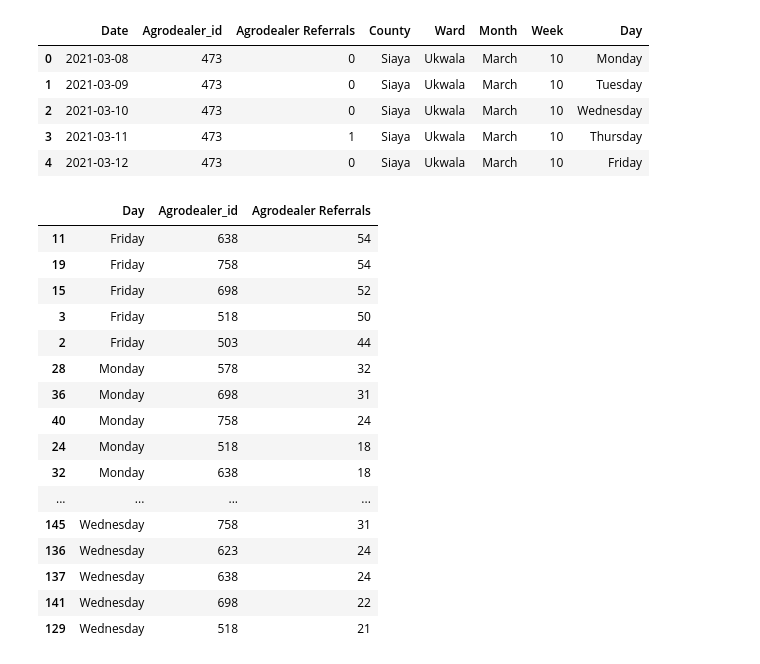
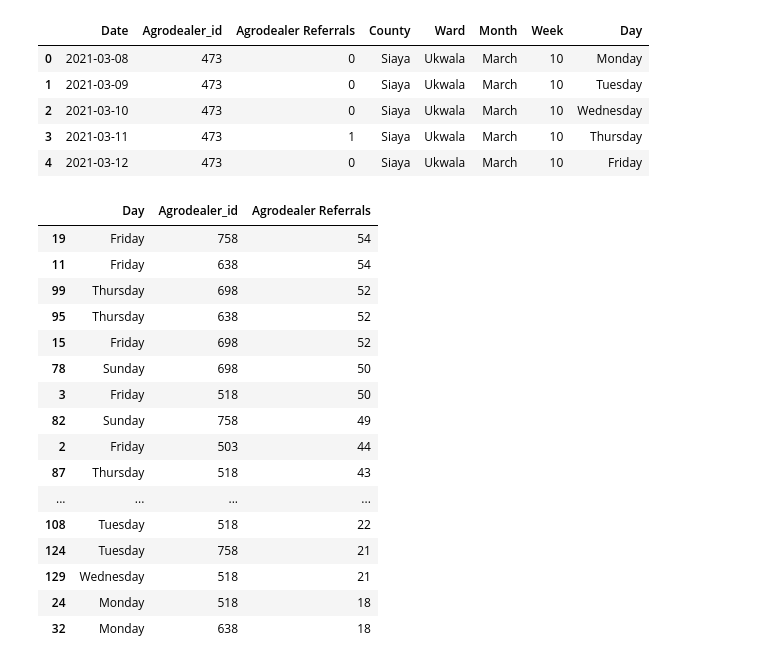
Before and after one commit to Veekits/Logistics-Time-Series, a Jupyter notebook: Logistics time series.ipynb, the cells around one changed output. Drawn from its saved outputs; the diff is of its cells as text; code cells hidden in the pictures.

```diff
--- a/Logistics time series.ipynb
+++ b/Logistics time series.ipynb
@@ -136,5 +126,6 @@ best_weeks_sorted.head(10)
 # %% [markdown]
 # QUESTION 3: BEST DAY OF THE WEEK
 # %%
+agrodata['Day'] = pd.to_datetime(agrodata['Date']).dt.day_name()
 agrodata.head()
 # %% [output]
@@ -206,24 +189,24 @@ agrodata.head()
 | 4 | 2021-03-12 | 473 | 0 | Siaya | Ukwala | March | 10 | Friday |
 # %%
 top_agents_daily = agrodata.groupby(['Day', 'Agrodealer_id'])['Agrodealer Referrals'].sum().reset_index()
-top_agents_daily = top_agents_daily.sort_values(by=['Day', 'Agrodealer Referrals'], ascending=[True, False])
+top_agents_daily = top_agents_daily.sort_values(by='Agrodealer Referrals', ascending= False)
 top_agents_daily = top_agents_daily.groupby('Day').head()
 top_agents_daily
 # %% [output]
 |  | Day | Agrodealer_id | Agrodealer Referrals |
+| 19 | Friday | 758 | 54 |
 | 11 | Friday | 638 | 54 |
-| 19 | Friday | 758 | 54 |
+| 99 | Thursday | 698 | 52 |
+| 95 | Thursday | 638 | 52 |
 | 15 | Friday | 698 | 52 |
+| 78 | Sunday | 698 | 50 |
 | 3 | Friday | 518 | 50 |
+| 82 | Sunday | 758 | 49 |
 | 2 | Friday | 503 | 44 |
-| 28 | Monday | 578 | 32 |
-| 36 | Monday | 698 | 31 |
-| 40 | Monday | 758 | 24 |
+| 87 | Thursday | 518 | 43 |
+| ... | ... | ... | ... |
+| 108 | Tuesday | 518 | 22 |
+| 124 | Tuesday | 758 | 21 |
+| 129 | Wednesday | 518 | 21 |
 | 24 | Monday | 518 | 18 |
 | 32 | Monday | 638 | 18 |
-| ... | ... | ... | ... |
-| 145 | Wednesday | 758 | 31 |
-| 136 | Wednesday | 623 | 24 |
-| 137 | Wednesday | 638 | 24 |
-| 141 | Wednesday | 698 | 22 |
-| 129 | Wednesday | 518 | 21 |
```
Also changed, not shown: parts of 8 cells of this notebook.
